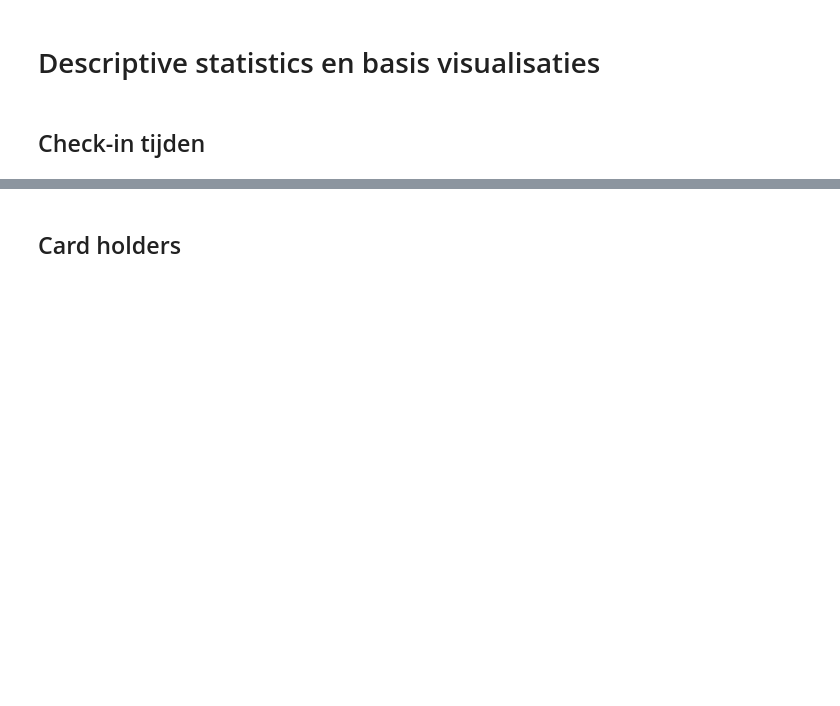
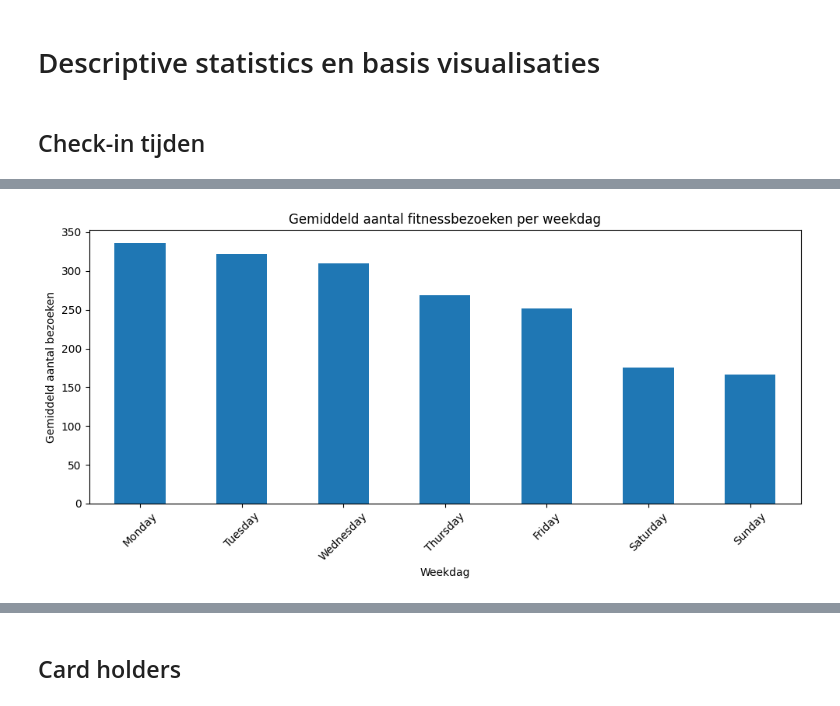
Before and after one commit to kyleholt/Data, a Jupyter notebook: Notebook eindopdracht.ipynb, the cells around one changed output, grey strips where cells are left out. Drawn from its saved outputs; the diff is of its cells as text; code cells hidden in the pictures; blank space fills up the shorter version.

```diff
--- a/Notebook eindopdracht.ipynb
+++ b/Notebook eindopdracht.ipynb
@@ -856,0 +1008,20 @@ Name: count, dtype: int64
+# %%
+# 2. Gemiddeld aantal bezoekers per weekdag
+weekdag_volgorde = ['Monday', 'Tuesday', 'Wednesday', 'Thursday', 'Friday', 'Saturday', 'Sunday']
+gemiddelde_per_weekdag = (
+    df_checkin_per_dag
+    .groupby('weekdag')['aantal_bezoeken']
+    .mean()
+    .reindex(weekdag_volgorde)
+)
+
+plt.figure(figsize=(10, 5))
+gemiddelde_per_weekdag.plot(kind='bar')
+plt.title('Gemiddeld aantal fitnessbezoeken per weekdag')
+plt.xlabel('Weekdag')
+plt.ylabel('Gemiddeld aantal bezoeken')
+plt.xticks(rotation=45)
+plt.tight_layout()
+plt.show()
+# %% [output]
+[figure, added]
```
Also changed, not shown: parts of 11 cells of this notebook, 2 other files.
